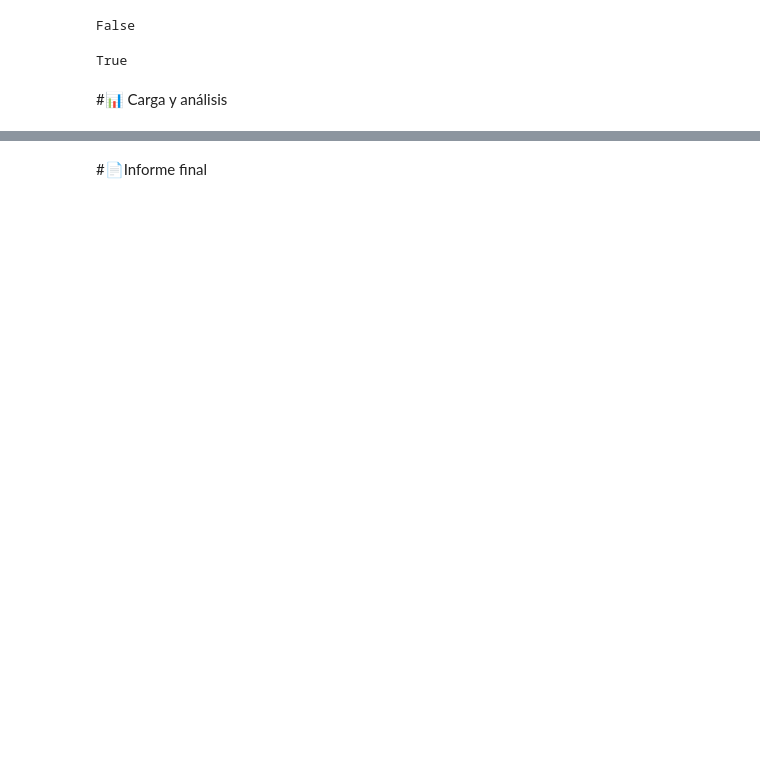
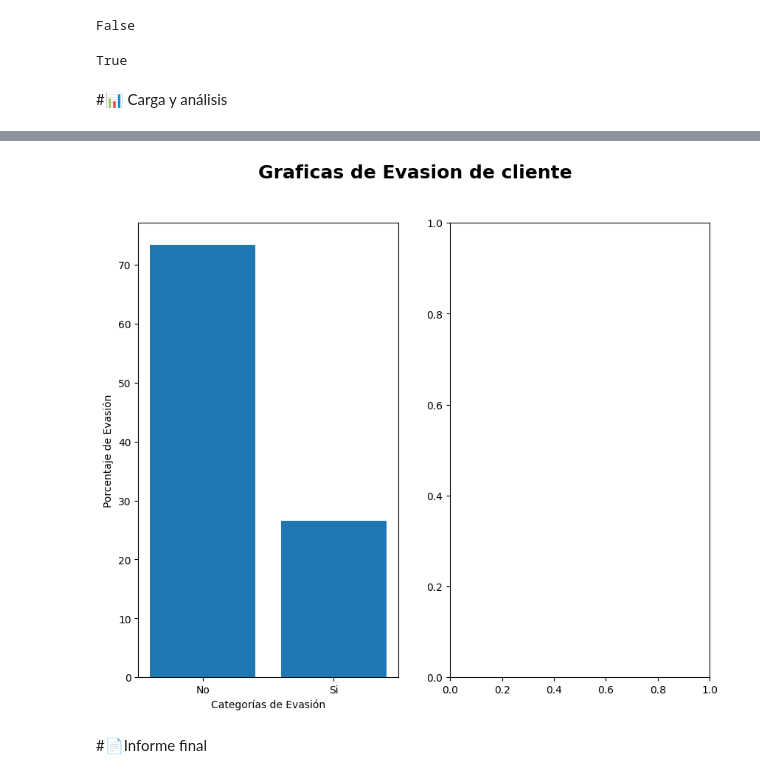
Before and after one commit to KonungurProFer/Proyecto_telecom_X, a Jupyter notebook: TelecomX_LATAM.ipynb, the cells around one changed output, grey strips where cells are left out. Drawn from its saved outputs; the diff is of its cells as text; code cells hidden in the pictures; blank space fills up the shorter version.

Commit message:
Iniciando la primera grafica de evasion

```diff
--- a/TelecomX_LATAM.ipynb
+++ b/TelecomX_LATAM.ipynb
@@ -419,0 +481,3 @@ True
+# %%
+df_evasion=df_normalizado['Abandonó_Servicio'].value_counts(normalize=True).rename(index={1:"Si",0:"No"})*100
+df_evasion
@@ -420,2 +490,12 @@ True
+# %%
+fig, axs =plt.subplots(1,2, figsize=(10,8))
+fig.suptitle("Graficas de Evasion de cliente", fontsize=18, fontweight="bold")
+axs[0].bar(df_evasion.index, df_evasion.values)
+axs[0].set_ylabel("Porcentaje de Evasión")
+axs[0].set_xlabel("Categorías de Evasión")
+
+plt.show()
+# %% [output]
+[figure, added]
 # %% [markdown]
 #📄Informe final
```
Also changed, not shown: parts of 9 cells of this notebook.
